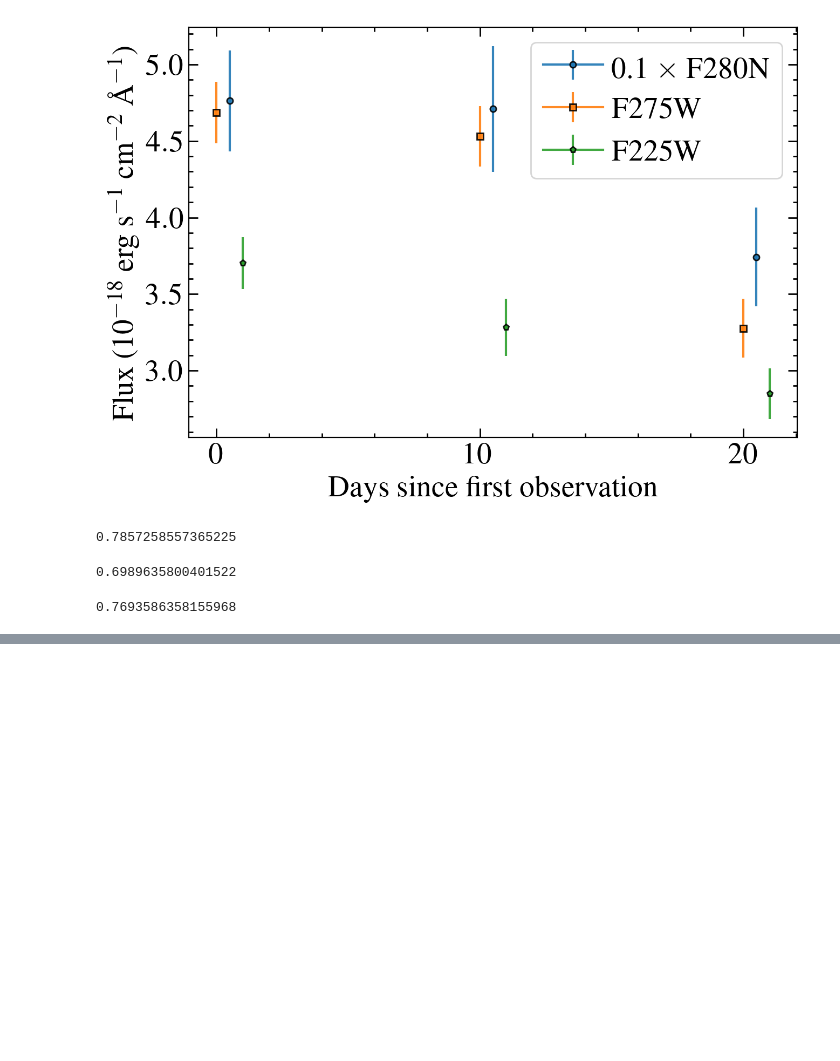
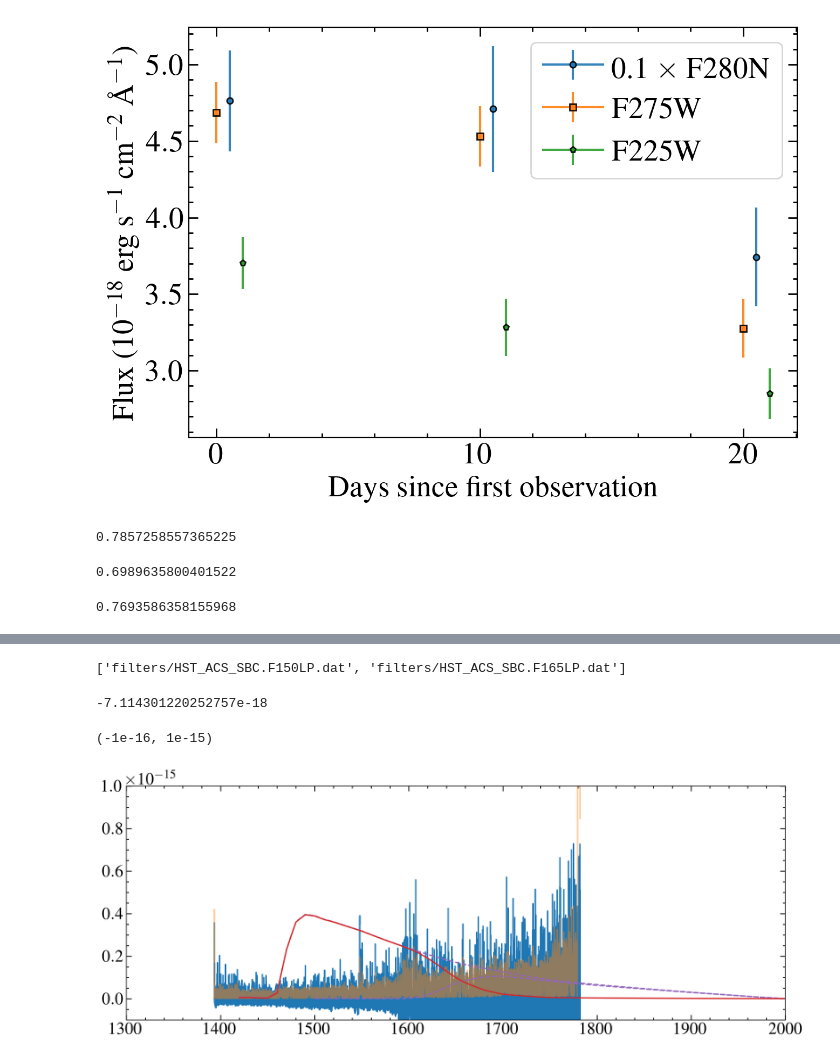
Before and after one commit to davidjwilson/SEDs, a Jupyter notebook: trappist-1/hst_photometry/science.ipynb, the cells around one changed output, grey strips where cells are left out. Cells and saved outputs as stored; diff of their text form; code cells hidden in the pictures; blank space fills up the shorter version.

```diff
--- a/trappist-1/hst_photometry/science.ipynb
+++ b/trappist-1/hst_photometry/science.ipynb
@@ -1049,0 +1203,48 @@ fig.savefig('plots/wfc3_average_visits.pdf')
+# %%
+abands= glob.glob('filters/*ACS*')
+abands
+# %% [output]
+['filters/HST_ACS_SBC.F150LP.dat', 'filters/HST_ACS_SBC.F165LP.dat']
+# %%
+def make_phot(bp_w, bp_cc, w, f):
+    mask = (w >= bp_w[0]) & (w <= bp_w[-1])
+    w, f = w[mask], f[mask]
+    bb_cci = interp1d(bp_w, bp_cc, fill_value='extrapolate')(w)
+    return np.trapz(f*bb_cci, w)/np.trapz(bb_cci, w)
+# %%
+#w+20 sed.
+
+fig, ax=plt.subplots()
+spec = fits.getdata('/media/david/2tb_ext_hd/hddata/mega_muscles/v24_hlsp/TRAPPIST-1/hlsp_muscles_hst_cos_trappist-1_g160m_v24_component-spec.fits')
+w, f, e = spec['WAVELENGTH'], spec['FLUX'], spec['ERROR']
+smooth = 5
+f = convolve(f,Box1DKernel(smooth))
+e = convolve(e,Box1DKernel(smooth))/(smooth**0.5)
+
+ax.step(w, f, where='mid')
+ax.step(w, e, where='mid', alpha = 0.5)
+
+bpws = []
+bpfs = []
+
+for band in abands:
+    bpw, bpf = np.loadtxt(band, unpack=True)
+    bpws.append(bpw)
+    bpfs.append(bpf)
+    ax.plot(bpw, bpf*1e-14, ls ='--', c='C4', label = 'Transmission Profiles')
+
+bfi = interp1d(bpws[1], bpfs[1], fill_value='extrapolate')(bpws[0])
+bpsumw = bpws[0]
+bpsum = bpfs[0] - bfi
+ax.plot(bpws[0], bpsum*1e-14, c='C3')
+
+simphot = make_phot(bpsumw, bpsum, w, f)
+
+print(simphot)
+
+ax.set_xlim(1300, 2000)
+ax.set_ylim(-1e-16, 1e-15)
+# %% [output]
+-7.114301220252757e-18
+(-1e-16, 1e-15)
+[figure, added]
```
Also changed, not shown: parts of 6 cells of this notebook, 11 other files.
